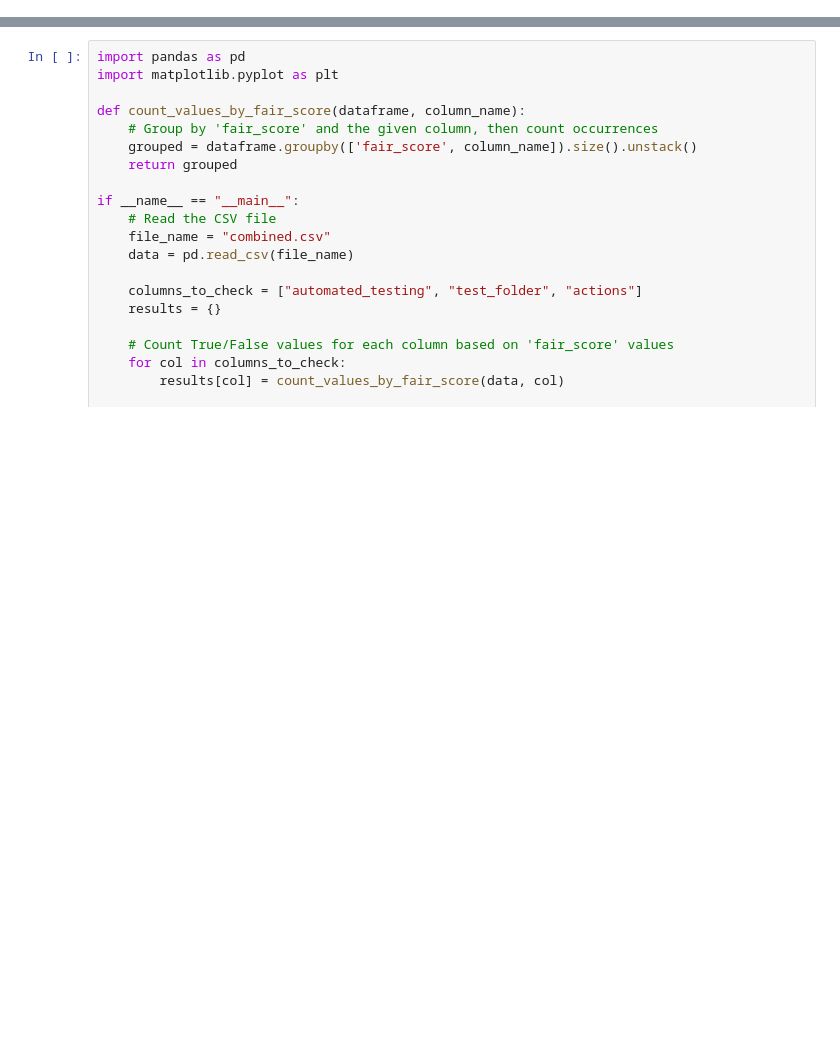
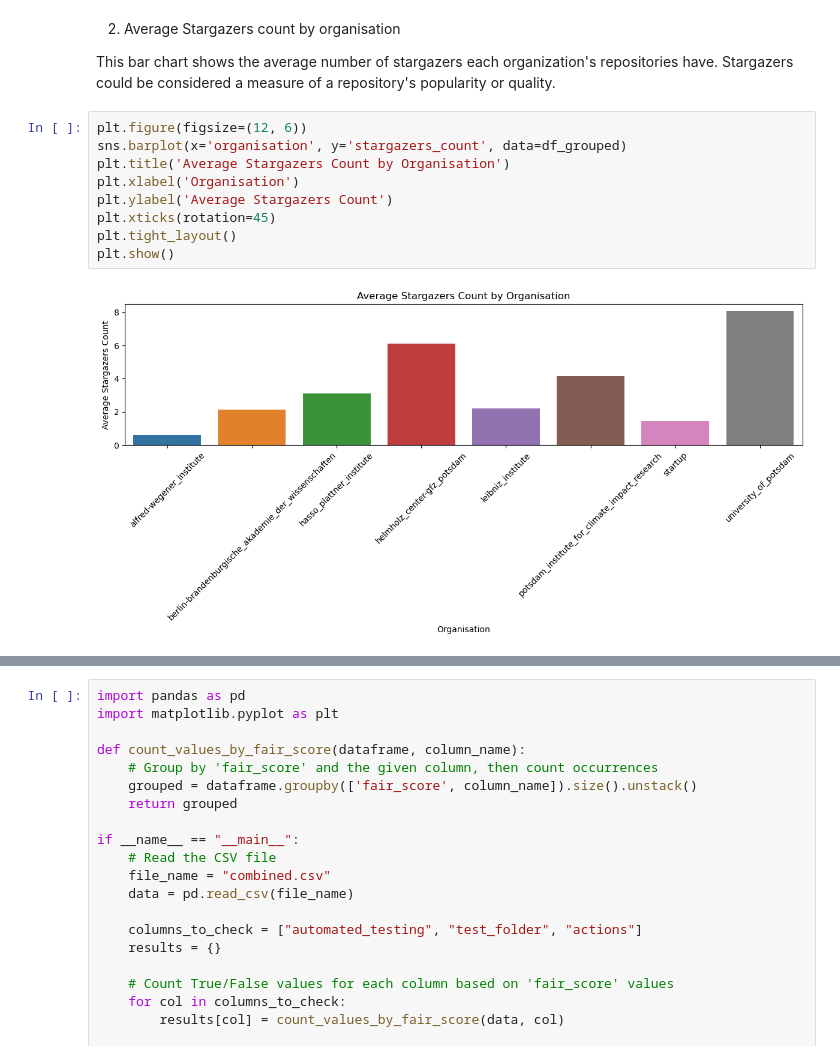
Before and after one commit to Software-Engineering-Group-UP/FAIR-test, a Jupyter notebook: Data_Collection/results/analysis_potsdam.ipynb, the cells around one changed output, grey strips where cells are left out. Drawn from its saved outputs; the diff is of its cells as text; blank space fills up the shorter version.

```diff
--- a/Data_Collection/results/analysis_potsdam.ipynb
+++ b/Data_Collection/results/analysis_potsdam.ipynb
@@ -59,0 +81,15 @@ plt.show()
+# %% [markdown]
+2. Average Stargazers count by organisation
+
+This bar chart shows the average number of stargazers each organization's repositories have. Stargazers could be considered a measure of a repository's popularity or quality.
+# %%
+plt.figure(figsize=(12, 6))
+sns.barplot(x='organisation', y='stargazers_count', data=df_grouped)
+plt.title('Average Stargazers Count by Organisation')
+plt.xlabel('Organisation')
+plt.ylabel('Average Stargazers Count')
+plt.xticks(rotation=45)
+plt.tight_layout()
+plt.show()
+# %% [output]
+[figure, added]
```
Also changed, not shown: parts of 43 cells of this notebook, 1 other file.
